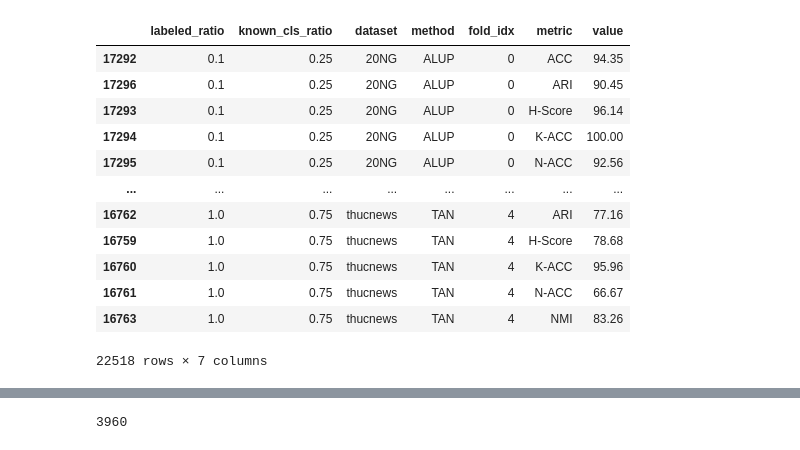
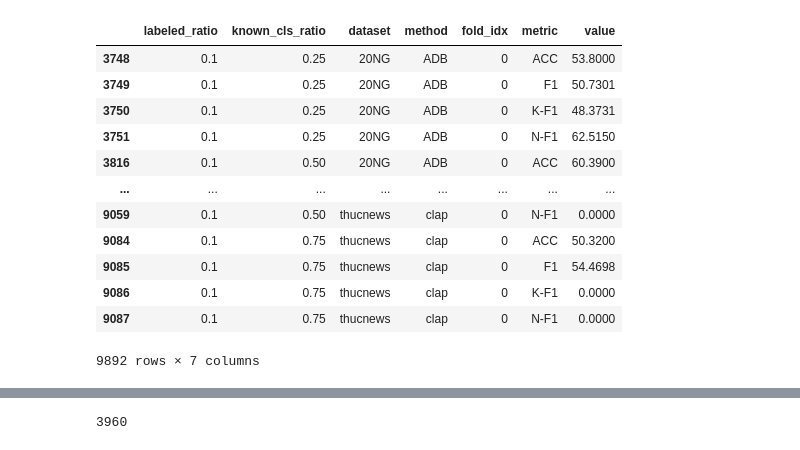
Before and after one commit to CNIC-DSL/BOLT, a Jupyter notebook: compute.ipynb, the cells around one changed output, grey strips where cells are left out. Saved outputs shown, nothing was run; the diff lists cells and outputs as text; code cells hidden in the pictures.

```diff
--- a/compute.ipynb
+++ b/compute.ipynb
@@ -1,45 +1,45 @@
 # %%
 import pandas as pd
 import json
 import os
 from tqdm import tqdm
 tqdm.pandas()
 
-task = 'gcd'
+task = 'openset'
 final_df = []
 for method in os.listdir(f"results/{task}"):
     result_file = f"results/{task}/{method}/results.csv"
     df =pd.read_csv(result_file)
     df = df[~df['args'].isna()]
     df['args'] = df['args'].progress_apply(json.loads)
     df['fold_idx'] = df['args'].apply(lambda x: int(x['fold_idx']))
     df['num_train_epochs'] = df['args'].apply(lambda x: x['num_train_epochs'])
     # df['num_pretrain_epochs'] = df['args'].apply(lambda x: x['num_pretrain_epochs'])
     df = df[(df['num_train_epochs'].apply(int)==50)]
     df = df.drop(['cluster_num_factor', 'args', 'seed', 'num_train_epochs'], axis=1)
     df = df.drop_duplicates(['labeled_ratio', 'known_cls_ratio', 'dataset', 'method', 'fold_idx'])
     final_df.append(df)
 
 final_df = pd.concat(final_df)
 final_df = final_df.set_index(['labeled_ratio', 'known_cls_ratio', 'dataset', 'method', 'fold_idx'])
 df_melted = final_df.stack().reset_index()
 df_melted = df_melted.rename(columns={0: "value", "level_5": "metric"})
 df_melted = df_melted.sort_values(['dataset', 'method', 'fold_idx', 'labeled_ratio', 'known_cls_ratio', 'metric'])
 df_melted
 # %% [output]
 |  | labeled_ratio | known_cls_ratio | dataset | method | fold_idx | metric | value |
-| 17292 | 0.1 | 0.25 | 20NG | ALUP | 0 | ACC | 94.35 |
-| 17296 | 0.1 | 0.25 | 20NG | ALUP | 0 | ARI | 90.45 |
-| 17293 | 0.1 | 0.25 | 20NG | ALUP | 0 | H-Score | 96.14 |
-| 17294 | 0.1 | 0.25 | 20NG | ALUP | 0 | K-ACC | 100.00 |
-| 17295 | 0.1 | 0.25 | 20NG | ALUP | 0 | N-ACC | 92.56 |
+| 3748 | 0.1 | 0.25 | 20NG | ADB | 0 | ACC | 53.8000 |
+| 3749 | 0.1 | 0.25 | 20NG | ADB | 0 | F1 | 50.7301 |
+| 3750 | 0.1 | 0.25 | 20NG | ADB | 0 | K-F1 | 48.3731 |
+| 3751 | 0.1 | 0.25 | 20NG | ADB | 0 | N-F1 | 62.5150 |
+| 3816 | 0.1 | 0.50 | 20NG | ADB | 0 | ACC | 60.3900 |
 | ... | ... | ... | ... | ... | ... | ... | ... |
-| 16762 | 1.0 | 0.75 | thucnews | TAN | 4 | ARI | 77.16 |
-| 16759 | 1.0 | 0.75 | thucnews | TAN | 4 | H-Score | 78.68 |
-| 16760 | 1.0 | 0.75 | thucnews | TAN | 4 | K-ACC | 95.96 |
-| 16761 | 1.0 | 0.75 | thucnews | TAN | 4 | N-ACC | 66.67 |
-| 16763 | 1.0 | 0.75 | thucnews | TAN | 4 | NMI | 83.26 |
+| 9059 | 0.1 | 0.50 | thucnews | clap | 0 | N-F1 | 0.0000 |
+| 9084 | 0.1 | 0.75 | thucnews | clap | 0 | ACC | 50.3200 |
+| 9085 | 0.1 | 0.75 | thucnews | clap | 0 | F1 | 54.4698 |
+| 9086 | 0.1 | 0.75 | thucnews | clap | 0 | K-F1 | 0.0000 |
+| 9087 | 0.1 | 0.75 | thucnews | clap | 0 | N-F1 | 0.0000 |
-22518 rows × 7 columns
+9892 rows × 7 columns
 # %%
 df_pivot = df_melted.pivot(index=['dataset', 'method', 'fold_idx'], columns=['labeled_ratio', 'known_cls_ratio', 'metric'], values='value')
 df_pivot.to_excel(f'results/{task}_pivot.xlsx')
```
Also changed, not shown: parts of 4 cells of this notebook.
